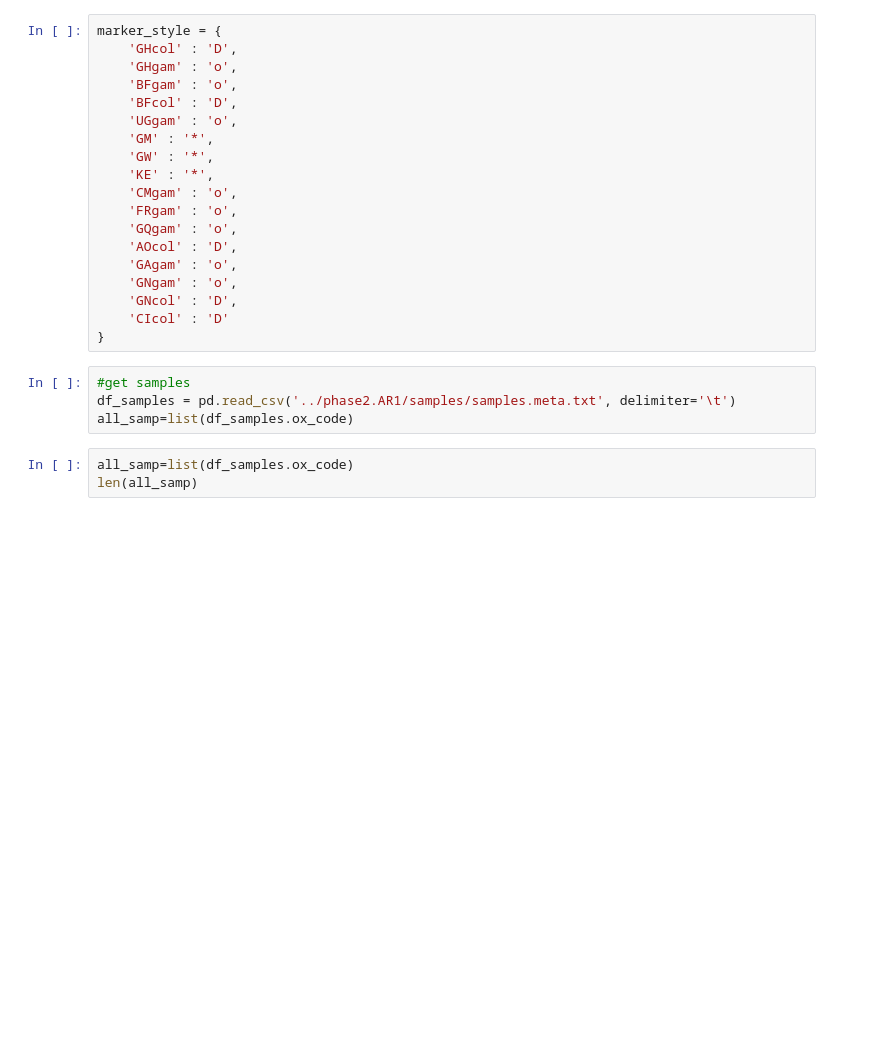
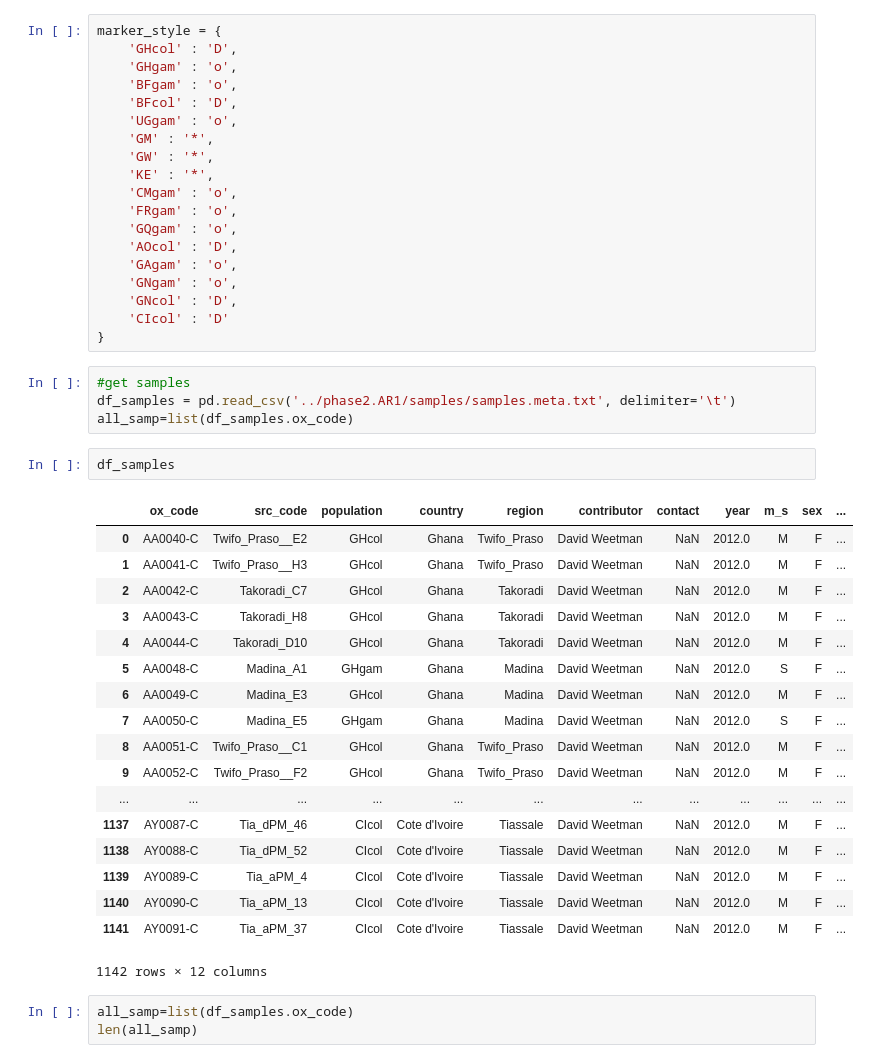
Before and after one commit to alimanfoo/ag1000g-phase2-data-paper, a Jupyter notebook: notebooks/figure_PCA.ipynb, the cells around one changed output. Saved outputs shown, nothing was run; the diff lists cells and outputs as text; blank space fills up the shorter version.

```diff
--- a/notebooks/figure_PCA.ipynb
+++ b/notebooks/figure_PCA.ipynb
@@ -99,6 +99,27 @@ marker_style = {
 #get samples
 df_samples = pd.read_csv('../phase2.AR1/samples/samples.meta.txt', delimiter='\t')
 all_samp=list(df_samples.ox_code)
+# %%
+df_samples
+# %% [output]
+|  | ox_code | src_code | population | country | region | contributor | contact | year | m_s | sex | ... |
+| 0 | AA0040-C | Twifo_Praso__E2 | GHcol | Ghana | Twifo_Praso | David Weetman | NaN | 2012.0 | M | F | ... |
+| 1 | AA0041-C | Twifo_Praso__H3 | GHcol | Ghana | Twifo_Praso | David Weetman | NaN | 2012.0 | M | F | ... |
+| 2 | AA0042-C | Takoradi_C7 | GHcol | Ghana | Takoradi | David Weetman | NaN | 2012.0 | M | F | ... |
+| 3 | AA0043-C | Takoradi_H8 | GHcol | Ghana | Takoradi | David Weetman | NaN | 2012.0 | M | F | ... |
+| 4 | AA0044-C | Takoradi_D10 | GHcol | Ghana | Takoradi | David Weetman | NaN | 2012.0 | M | F | ... |
+| 5 | AA0048-C | Madina_A1 | GHgam | Ghana | Madina | David Weetman | NaN | 2012.0 | S | F | ... |
+| 6 | AA0049-C | Madina_E3 | GHcol | Ghana | Madina | David Weetman | NaN | 2012.0 | M | F | ... |
+| 7 | AA0050-C | Madina_E5 | GHgam | Ghana | Madina | David Weetman | NaN | 2012.0 | S | F | ... |
+| 8 | AA0051-C | Twifo_Praso__C1 | GHcol | Ghana | Twifo_Praso | David Weetman | NaN | 2012.0 | M | F | ... |
+| 9 | AA0052-C | Twifo_Praso__F2 | GHcol | Ghana | Twifo_Praso | David Weetman | NaN | 2012.0 | M | F | ... |
+| ... | ... | ... | ... | ... | ... | ... | ... | ... | ... | ... | ... |
+| 1137 | AY0087-C | Tia_dPM_46 | CIcol | Cote d'Ivoire | Tiassale | David Weetman | NaN | 2012.0 | M | F | ... |
+| 1138 | AY0088-C | Tia_dPM_52 | CIcol | Cote d'Ivoire | Tiassale | David Weetman | NaN | 2012.0 | M | F | ... |
+| 1139 | AY0089-C | Tia_aPM_4 | CIcol | Cote d'Ivoire | Tiassale | David Weetman | NaN | 2012.0 | M | F | ... |
+| 1140 | AY0090-C | Tia_aPM_13 | CIcol | Cote d'Ivoire | Tiassale | David Weetman | NaN | 2012.0 | M | F | ... |
+| 1141 | AY0091-C | Tia_aPM_37 | CIcol | Cote d'Ivoire | Tiassale | David Weetman | NaN | 2012.0 | M | F | ... |
+1142 rows × 12 columns
 # %%
 all_samp=list(df_samples.ox_code)
 len(all_samp)
```
Also changed, not shown: parts of 4 cells of this notebook, 1 other file.
